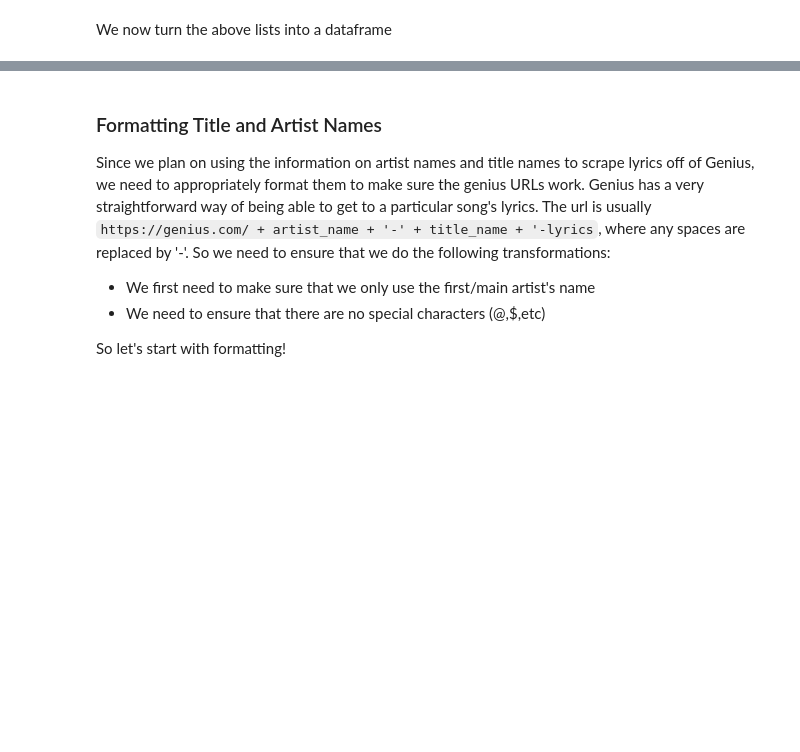
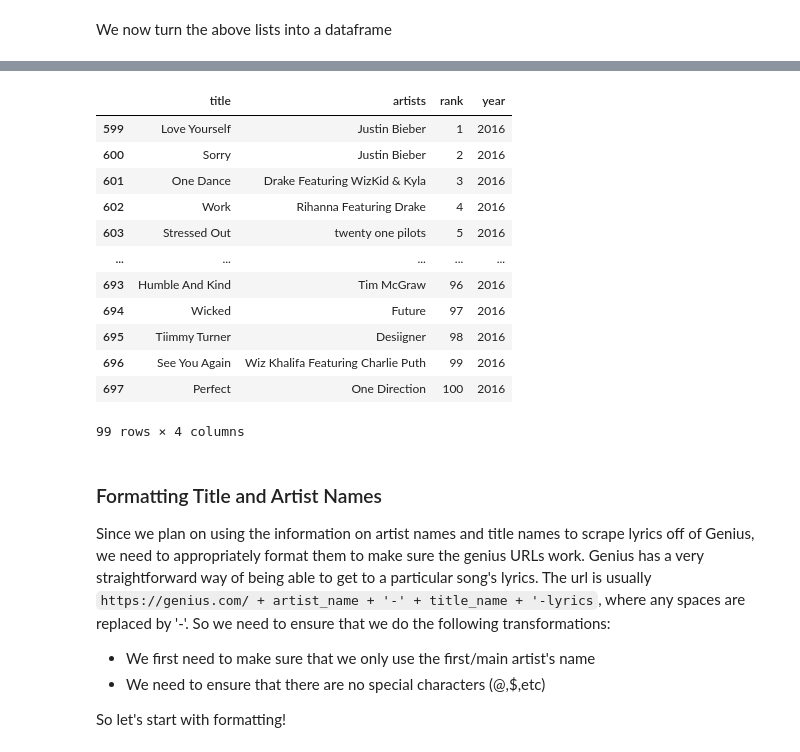
Before and after one commit to astromusicologist/Hidden-Hits, a Jupyter notebook: DataCollection.ipynb, the cells around one changed output, grey strips where cells are left out. Saved outputs shown, nothing was run; the diff lists cells and outputs as text; code cells hidden in the pictures; blank space fills up the shorter version.

```diff
--- a/DataCollection.ipynb
+++ b/DataCollection.ipynb
@@ -95 +96,17 @@ We can save this dataset to a csv file
+# %%
+hot100.loc[hot100['year']==2016]
+# %% [output]
+|  | title | artists | rank | year |
+| 599 | Love Yourself | Justin Bieber | 1 | 2016 |
+| 600 | Sorry | Justin Bieber | 2 | 2016 |
+| 601 | One Dance | Drake Featuring WizKid & Kyla | 3 | 2016 |
+| 602 | Work | Rihanna Featuring Drake | 4 | 2016 |
+| 603 | Stressed Out | twenty one pilots | 5 | 2016 |
+| ... | ... | ... | ... | ... |
+| 693 | Humble And Kind | Tim McGraw | 96 | 2016 |
+| 694 | Wicked | Future | 97 | 2016 |
+| 695 | Tiimmy Turner | Desiigner | 98 | 2016 |
+| 696 | See You Again | Wiz Khalifa Featuring Charlie Puth | 99 | 2016 |
+| 697 | Perfect | One Direction | 100 | 2016 |
+99 rows × 4 columns
 # %%
```
Also changed, not shown: parts of 9 cells of this notebook, 1 other file.
